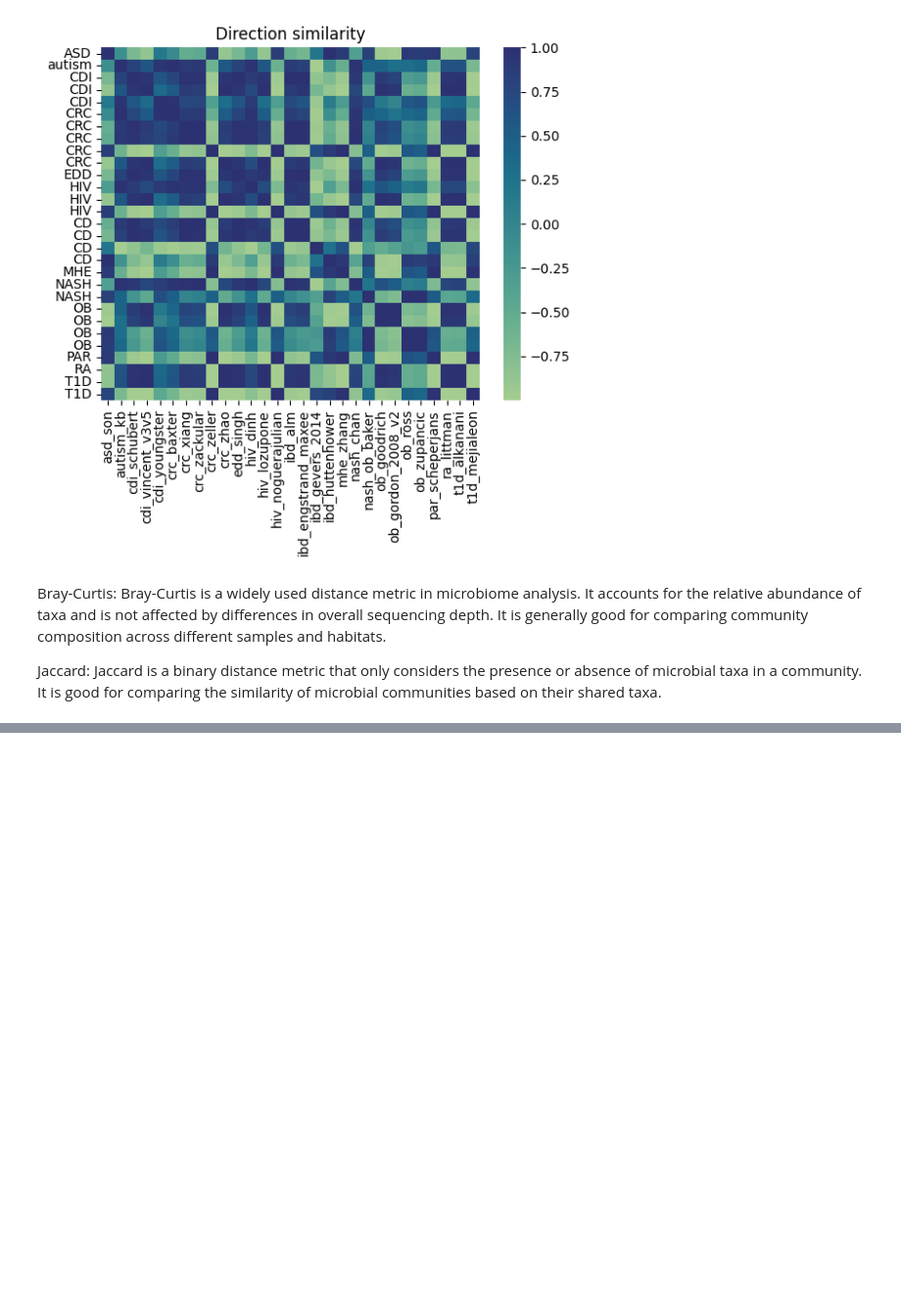
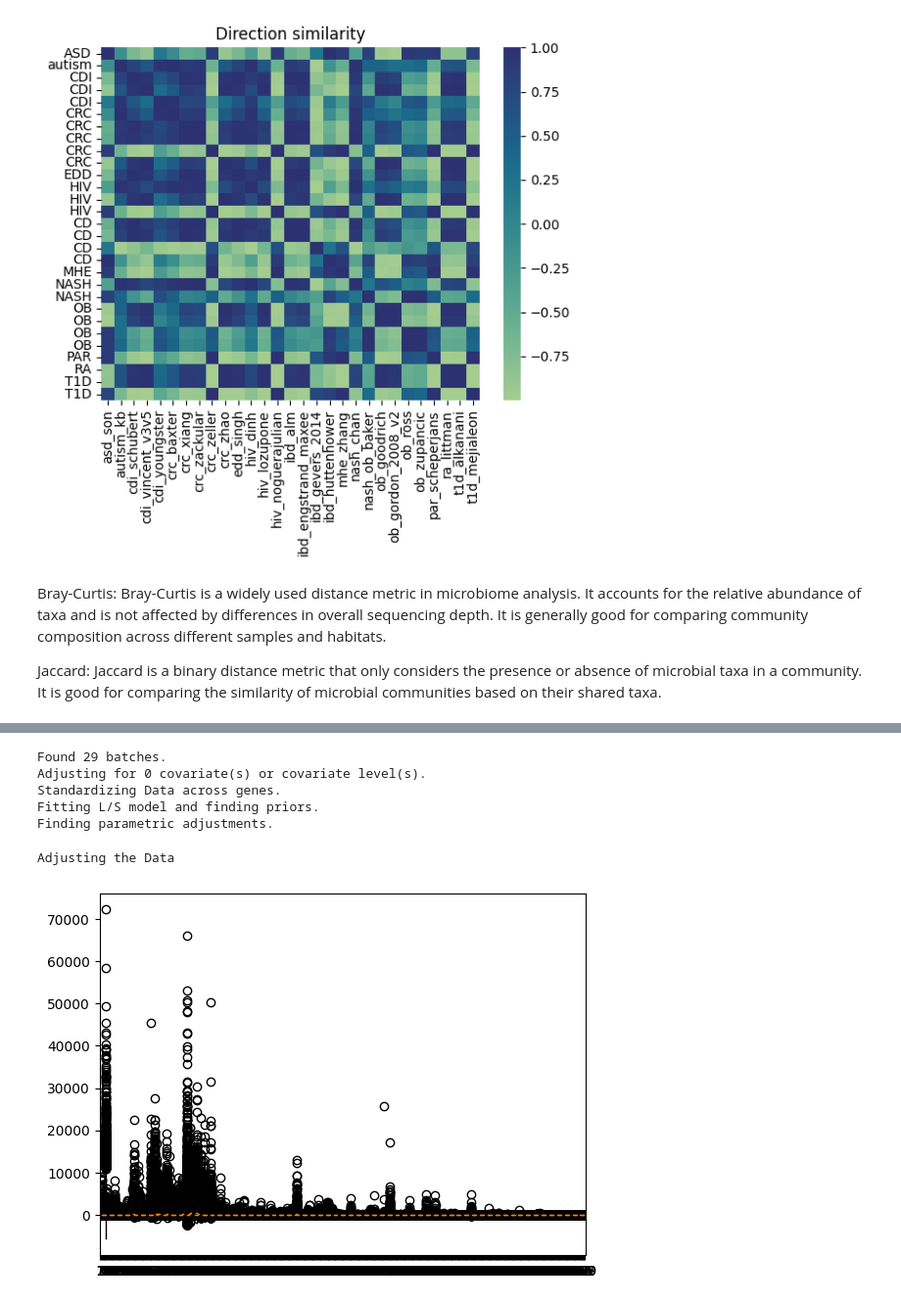
Before and after one commit to talnof1/microbiome_dysbiosis, a Jupyter notebook: american_gut/pipeline.ipynb, the cells around one changed output, grey strips where cells are left out. Shown at 98% size. Cells and saved outputs as stored; diff of their text form; code cells hidden in the pictures; blank space fills up the shorter version.

```diff
--- a/american_gut/pipeline.ipynb
+++ b/american_gut/pipeline.ipynb
@@ -571,0 +737,20 @@ Jaccard: Jaccard is a binary distance metric that only considers the presence or
+# %%
+# batch = []
+# for j in range(len(fixed)):
+#     batch.extend([j for _ in range(len(data.drop(columns=['From', 'DiseaseState', 'State']).columns))])
+
+# run pyComBat
+corrected_df = pycombat(data.drop(columns=['From','State', 'DiseaseState']).transpose(), data['From']).transpose()
+# df_corrected = pycombat(data.drop(columns=['From', 'DiseaseState', 'State']),batch)
+
+# visualise results
+plt.boxplot(corrected_df)
+plt.show()
+# %% [output]
+Found 29 batches.
+Adjusting for 0 covariate(s) or covariate level(s).
+Standardizing Data across genes.
+Fitting L/S model and finding priors.
+Finding parametric adjustments.
+Adjusting the Data
+[figure, added]
```
Also changed, not shown: parts of 23 cells of this notebook, 7 other files.
